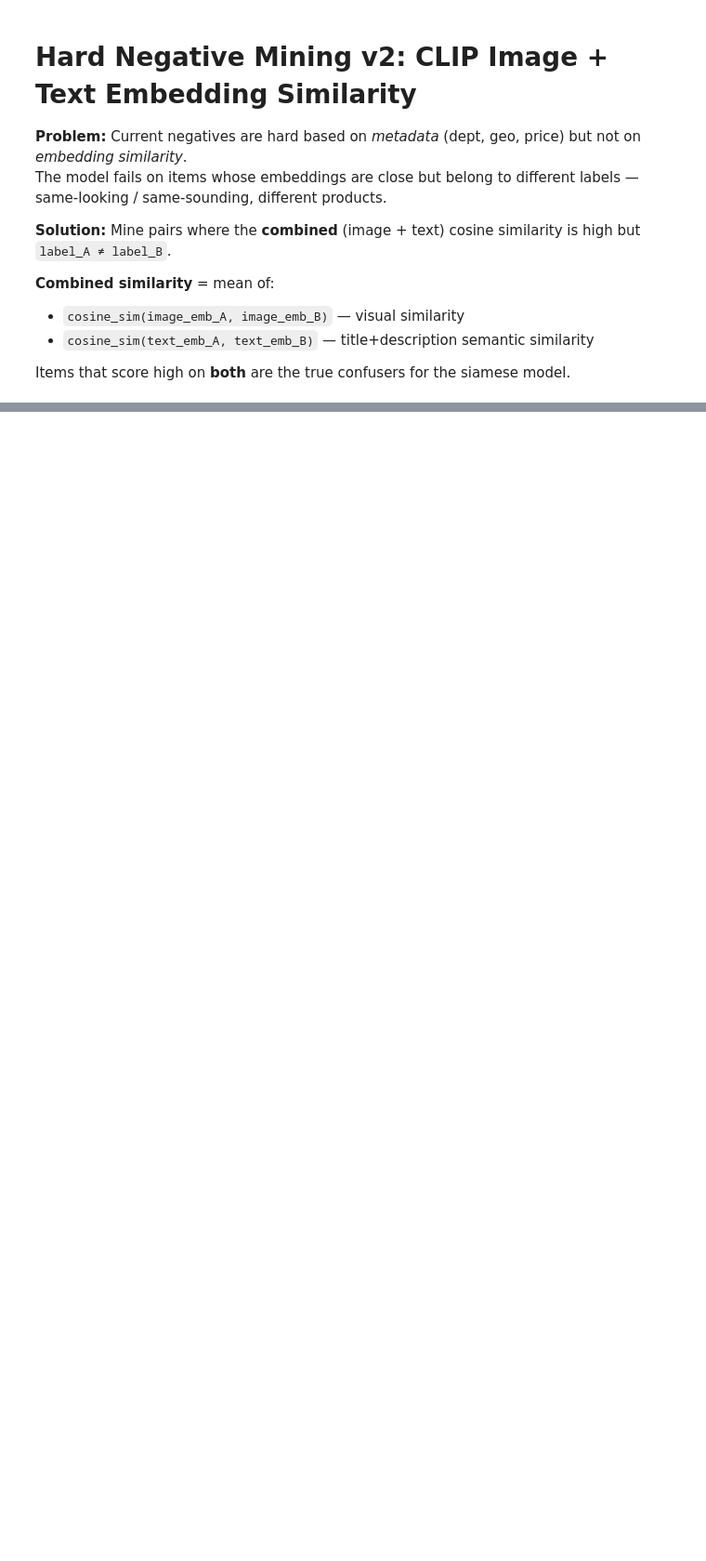
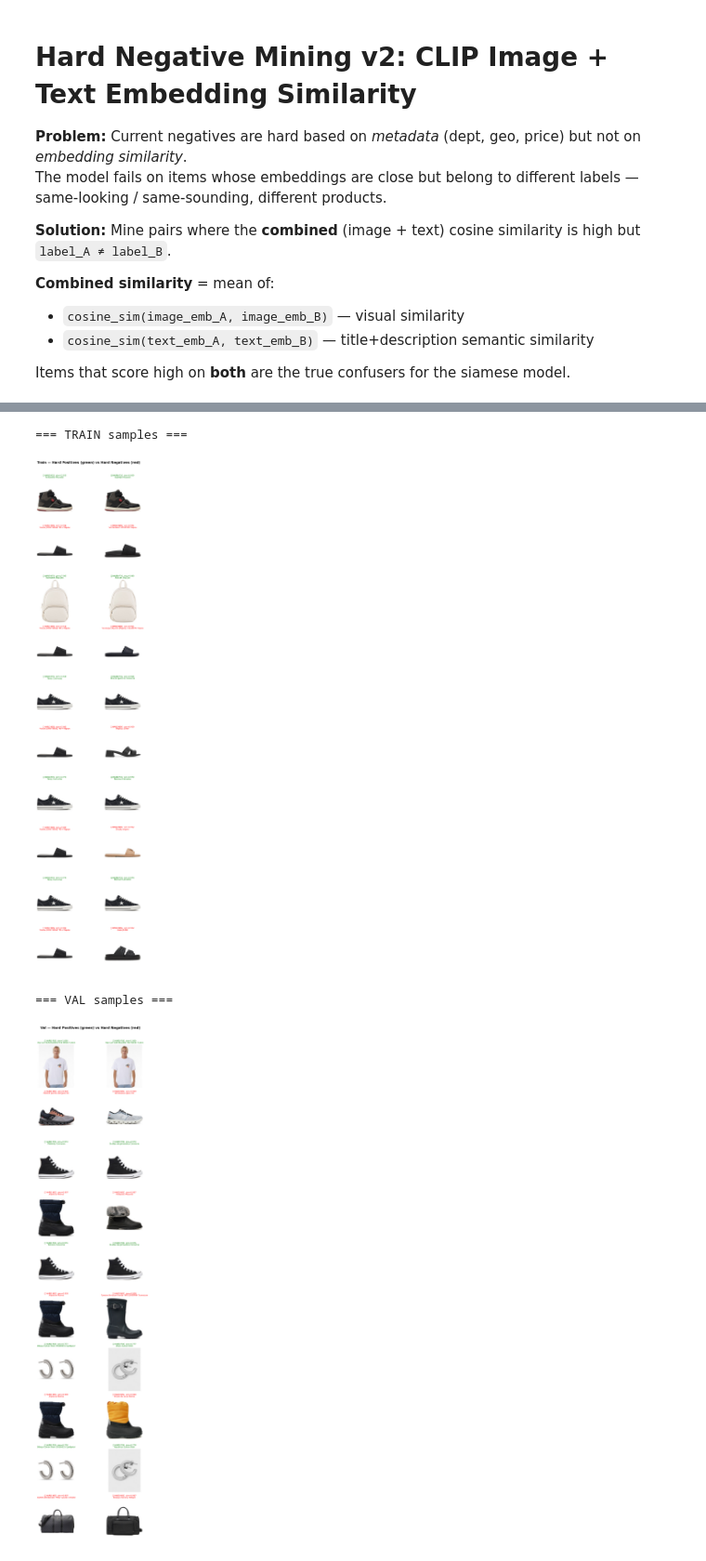
Before and after one commit to MatousKovar/Clothing-Listings-Clustering, a Jupyter notebook: notebooks/explore_datasets.ipynb, the cells around one changed output, grey strips where cells are left out. Shown at 93% size. Cells and saved outputs as stored; diff of their text form; code cells hidden in the pictures; blank space fills up the shorter version.

```diff
--- a/notebooks/explore_datasets.ipynb
+++ b/notebooks/explore_datasets.ipynb
@@ -778,0 +764,78 @@ Saved → val_pairs_improved.csv  ✓
+# %%
+
+# ── Sanity check: visualise sample hard positives and hard negatives ──────────
+import matplotlib.pyplot as plt
+import matplotlib.patches as mpatches
+from PIL import Image
+import os
+
+def show_pair_samples(pos_df, neg_df, item_df, n_samples=5, title="Sanity check"):
+    """
+    Show n_samples hard-positive pairs (top rows) and n_samples hard-negative pairs (bottom rows).
+    Each pair = two images side by side + combined cosine sim score + titles.
+    """
+    id_to_title = item_df.set_index('itemId')['title'].to_dict()
+
+    def load_img(item_id):
+        path = os.path.join(images_folder, f"{item_id}.jpg")
+        try:
+            return Image.open(path).convert("RGB")
+        except Exception:
+            return Image.new("RGB", (100, 120), color=(200, 200, 200))
+
+    def get_combined_sim(id1, id2):
+        def get_v(emb_raw, iid):
+            v = emb_raw.get(iid)
+            return v if v is not None else emb_raw.get(str(iid))
+        import torch, torch.nn.functional as F
+        iv1 = get_v(clip_emb_raw, id1); iv2 = get_v(clip_emb_raw, id2)
+        tv1 = get_v(text_emb_raw, str(id1)); tv2 = get_v(text_emb_raw, str(id2))
+        if any(v is None for v in [iv1, iv2, tv1, tv2]):
+            return float('nan')
+        img_s = F.normalize(iv1.unsqueeze(0).float(), dim=1) @ F.normalize(iv2.unsqueeze(0).float(), dim=1).T
+        txt_s = F.normalize(tv1.unsqueeze(0).float(), dim=1) @ F.normalize(tv2.unsqueeze(0).float(), dim=1).T
+        return ((img_s + txt_s) * 0.5).item()
+
+    samples_pos = pos_df.head(n_samples)
+    samples_neg = neg_df.head(n_samples)
+
+    fig, axes = plt.subplots(n_samples * 2, 2, figsize=(10, n_samples * 6))
+    fig.suptitle(title, fontsize=14, fontweight='bold', y=1.01)
+
+    for row_i, (_, row) in enumerate(samples_pos.iterrows()):
+        id1, id2 = int(row['item_id_1']), int(row['item_id_2'])
+        sim = get_combined_sim(id1, id2)
+        t1 = str(id_to_title.get(id1, id1))[:60]
+        t2 = str(id_to_title.get(id2, id2))[:60]
+        for col, (iid, title_txt) in enumerate([(id1, t1), (id2, t2)]):
+            ax = axes[row_i * 2, col]
+            ax.imshow(load_img(iid))
+            ax.axis('off')
+            label_str = f"✅ HARD POS  sim={sim:.3f}\n{title_txt}"
+            ax.set_title(label_str, fontsize=8, color='green')
+
+    for row_i, (_, row) in enumerate(samples_neg.iterrows()):
+        id1, id2 = int(row['item_id_1']), int(row['item_id_2'])
+        sim = get_combined_sim(id1, id2)
+        t1 = str(id_to_title.get(id1, id1))[:60]
+        t2 = str(id_to_title.get(id2, id2))[:60]
+        for col, (iid, title_txt) in enumerate([(id1, t1), (id2, t2)]):
+            ax = axes[row_i * 2 + 1, col]
+            ax.imshow(load_img(iid))
+            ax.axis('off')
+            label_str = f"❌ HARD NEG  sim={sim:.3f}\n{title_txt}"
+            ax.set_title(label_str, fontsize=8, color='red')
+
+    plt.tight_layout()
+    plt.show()
+
+print("=== TRAIN samples ===")
+show_pair_samples(hard_pos_train, hard_negs_emb, df_train, n_samples=5, title="Train — Hard Positives (green) vs Hard Negatives (red)")
+
+print("=== VAL samples ===")
+show_pair_samples(hard_pos_val, hard_negs_val, df_train, n_samples=5, title="Val — Hard Positives (green) vs Hard Negatives (red)")
+# %% [output]
+=== TRAIN samples ===
+[figure, added]
+=== VAL samples ===
+[figure, added]
```
Also changed, not shown: parts of 7 cells of this notebook, 3 other files.
